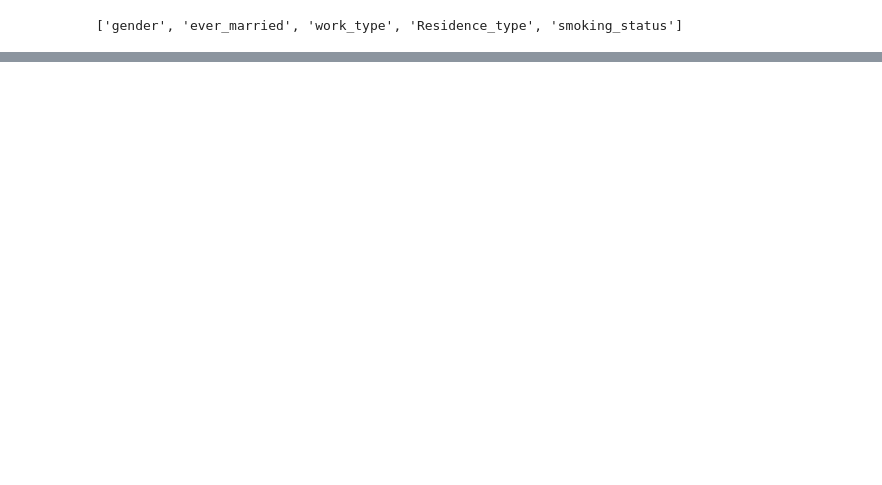
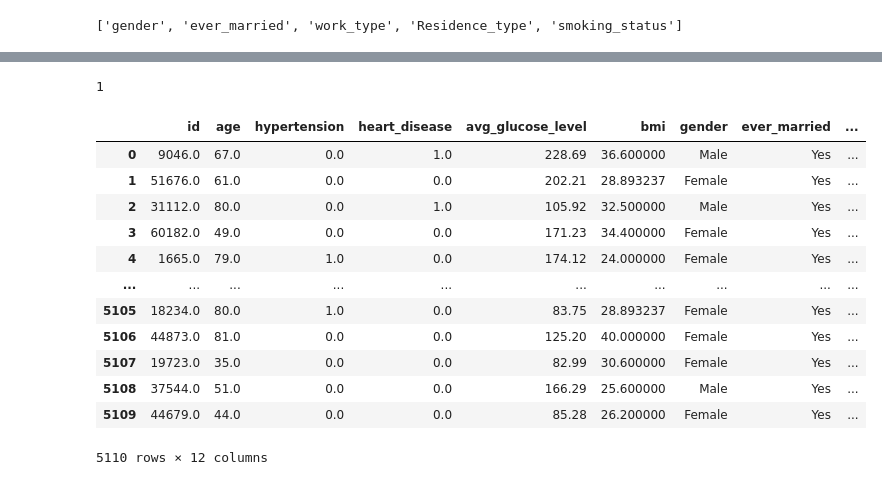
Before and after one commit to Bhavyalakhani/Auto-ML, a Jupyter notebook: AutoML-Script.ipynb, the cells around one changed output, grey strips where cells are left out. Drawn from its saved outputs; the diff is of its cells as text; code cells hidden in the pictures; blank space fills up the shorter version.

```diff
--- a/AutoML-Script.ipynb
+++ b/AutoML-Script.ipynb
@@ -126,3 +136,33 @@ df.isnull().sum()
+# %%
+if(len(cat_data)>0 and len(num_data)>0):
+    print("1")
+    df = pd.concat([num_data,cat_data,y_data],axis=1)
+    df = df.dropna().reset_index(drop=True)
+    df.isnull().sum()
+elif(len(num_data) > 0):
+    print("2")
+    df = pd.concat([num_data,y_data],axis=1)
+    df = df.dropna().reset_index(drop=True)
+else:
+    print("3")
+    df = pd.concat([cat_data,y_data],axis=1)
+    df = df.dropna().reset_index(drop=True)
+(df)
+# %% [output]
+1
+|  | id | age | hypertension | heart_disease | avg_glucose_level | bmi | gender | ever_married | ... |
+| 0 | 9046.0 | 67.0 | 0.0 | 1.0 | 228.69 | 36.600000 | Male | Yes | ... |
+| 1 | 51676.0 | 61.0 | 0.0 | 0.0 | 202.21 | 28.893237 | Female | Yes | ... |
+| 2 | 31112.0 | 80.0 | 0.0 | 1.0 | 105.92 | 32.500000 | Male | Yes | ... |
+| 3 | 60182.0 | 49.0 | 0.0 | 0.0 | 171.23 | 34.400000 | Female | Yes | ... |
+| 4 | 1665.0 | 79.0 | 1.0 | 0.0 | 174.12 | 24.000000 | Female | Yes | ... |
+| ... | ... | ... | ... | ... | ... | ... | ... | ... | ... |
+| 5105 | 18234.0 | 80.0 | 1.0 | 0.0 | 83.75 | 28.893237 | Female | Yes | ... |
+| 5106 | 44873.0 | 81.0 | 0.0 | 0.0 | 125.20 | 40.000000 | Female | Yes | ... |
+| 5107 | 19723.0 | 35.0 | 0.0 | 0.0 | 82.99 | 30.600000 | Female | Yes | ... |
+| 5108 | 37544.0 | 51.0 | 0.0 | 0.0 | 166.29 | 25.600000 | Male | Yes | ... |
+| 5109 | 44679.0 | 44.0 | 0.0 | 0.0 | 85.28 | 26.200000 | Female | Yes | ... |
+5110 rows × 12 columns
 # %%
 cat_data = df[cat_cols]
 num_data = df[num_cols]
```
Also changed, not shown: parts of 22 cells of this notebook, 1 other file.
